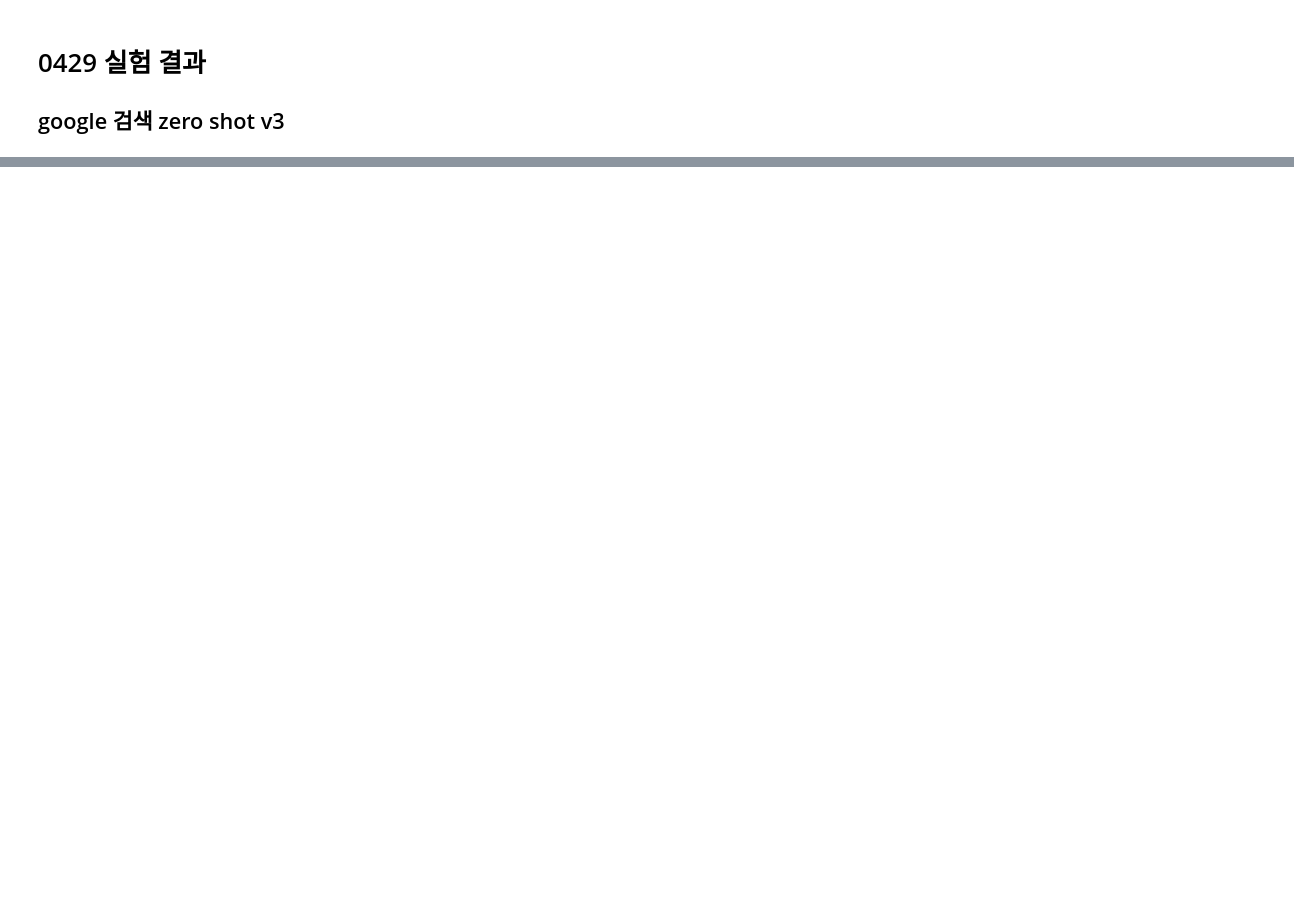
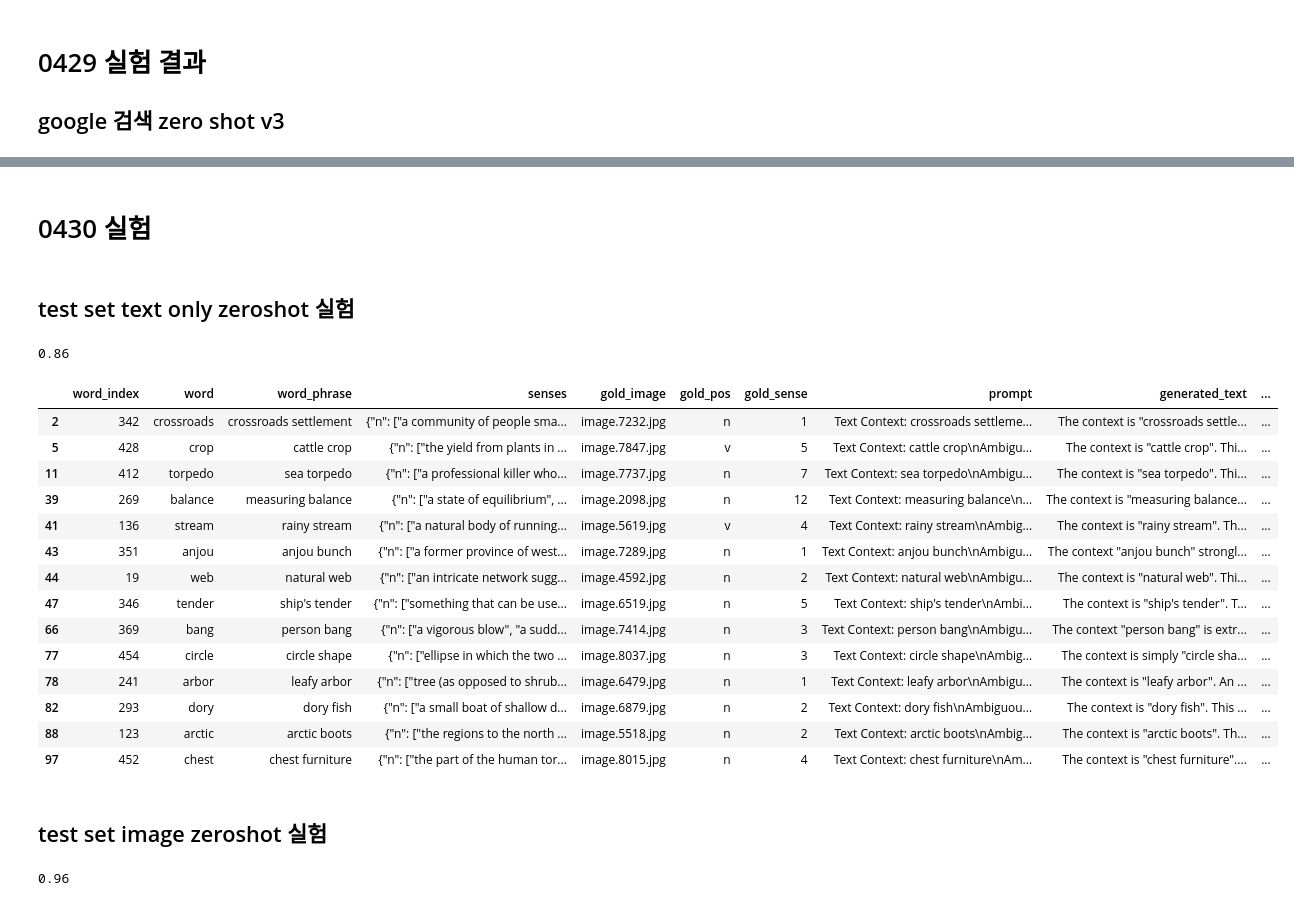
Before and after one commit to BlessingDev/Word-Sense-Disambiguation-with-Visual-Context, a Jupyter notebook: documents/evaluation.ipynb, the cells around one changed output, grey strips where cells are left out. Cells and saved outputs as stored; diff of their text form; code cells hidden in the pictures; blank space fills up the shorter version.

Commit message:
260501 - 4월 30일 진행사항 - test set에서 sense labeling benchmark 수행해 보았을 때 성능 96으로 매우 높은 것 확인

```diff
--- a/documents/evaluation.ipynb
+++ b/documents/evaluation.ipynb
@@ -907,0 +907,9 @@ result_df[result_df["predicted_label"] != result_df["gold_sense"]]
+# %%
+result_df = pd.read_csv("/workspace/data/set_process/inference/wsd_test_sense_search2_gemma3-27b.csv")
+
+for index, row in result_df.iterrows():
+    pred_label = row["generated_text"].split("A:")[-1].strip().lower()
+    mapped_label = int(pred_label)
+    result_df.at[index, "predicted_label"] = mapped_label
+
+result_df[result_df["predicted_label"] != result_df["gold_sense"]]
@@ -907,0 +926,54 @@ result_df[result_df["predicted_label"] != result_df["gold_sense"]]
+# %% [markdown]
+# 0430 실험
+# %% [markdown]
+## test set text only zeroshot 실험
+# %%
+import pandas as pd
+
+result_df = pd.read_csv("/workspace/data/test_set_process/inference/wsd_100_sense_text_gemma3-27b.csv")
+
+
+for index, row in result_df.iterrows():
+    pred_label = row["generated_text"].split("A:")[-1].strip().lower()
+    mapped_label = int(pred_label)
+    result_df.at[index, "predicted_label"] = mapped_label
+
+acc = (result_df["predicted_label"] == result_df["gold_sense"]).sum() / len(result_df)
+print(acc)
+# %% [output]
+0.86
+# %%
+result_df[result_df["predicted_label"] != result_df["gold_sense"]]
+# %% [output]
+|  | word_index | word | word_phrase | senses | gold_image | gold_pos | gold_sense | prompt | generated_text | ... |
+| 2 | 342 | crossroads | crossroads settlement | {"n": ["a community of people sma... | image.7232.jpg | n | 1 | Text Context: crossroads settleme... | The context is "crossroads settle... | ... |
+| 5 | 428 | crop | cattle crop | {"n": ["the yield from plants in ... | image.7847.jpg | v | 5 | Text Context: cattle crop\nAmbigu... | The context is "cattle crop". Thi... | ... |
+| 11 | 412 | torpedo | sea torpedo | {"n": ["a professional killer who... | image.7737.jpg | n | 7 | Text Context: sea torpedo\nAmbigu... | The context is "sea torpedo". Thi... | ... |
+| 39 | 269 | balance | measuring balance | {"n": ["a state of equilibrium", ... | image.2098.jpg | n | 12 | Text Context: measuring balance\n... | The context is "measuring balance... | ... |
+| 41 | 136 | stream | rainy stream | {"n": ["a natural body of running... | image.5619.jpg | v | 4 | Text Context: rainy stream\nAmbig... | The context is "rainy stream". Th... | ... |
+| 43 | 351 | anjou | anjou bunch | {"n": ["a former province of west... | image.7289.jpg | n | 1 | Text Context: anjou bunch\nAmbigu... | The context "anjou bunch" strongl... | ... |
+| 44 | 19 | web | natural web | {"n": ["an intricate network sugg... | image.4592.jpg | n | 2 | Text Context: natural web\nAmbigu... | The context is "natural web". Thi... | ... |
+| 47 | 346 | tender | ship's tender | {"n": ["something that can be use... | image.6519.jpg | n | 5 | Text Context: ship's tender\nAmbi... | The context is "ship's tender". T... | ... |
+| 66 | 369 | bang | person bang | {"n": ["a vigorous blow", "a sudd... | image.7414.jpg | n | 3 | Text Context: person bang\nAmbigu... | The context "person bang" is extr... | ... |
+| 77 | 454 | circle | circle shape | {"n": ["ellipse in which the two ... | image.8037.jpg | n | 3 | Text Context: circle shape\nAmbig... | The context is simply "circle sha... | ... |
+| 78 | 241 | arbor | leafy arbor | {"n": ["tree (as opposed to shrub... | image.6479.jpg | n | 1 | Text Context: leafy arbor\nAmbigu... | The context is "leafy arbor". An ... | ... |
+| 82 | 293 | dory | dory fish | {"n": ["a small boat of shallow d... | image.6879.jpg | n | 2 | Text Context: dory fish\nAmbiguou... | The context is "dory fish". This ... | ... |
+| 88 | 123 | arctic | arctic boots | {"n": ["the regions to the north ... | image.5518.jpg | n | 2 | Text Context: arctic boots\nAmbig... | The context is "arctic boots". Th... | ... |
+| 97 | 452 | chest | chest furniture | {"n": ["the part of the human tor... | image.8015.jpg | n | 4 | Text Context: chest furniture\nAm... | The context is "chest furniture".... | ... |
+# %% [markdown]
+## test set image zeroshot 실험
+# %%
+import pandas as pd
+
+result_df = pd.read_csv("/workspace/data/test_set_process/inference/wsd_100_sense_gemma3-27b.csv")
+
+
+for index, row in result_df.iterrows():
+    pred_label = row["generated_text"].split("A:")[-1].strip().lower()
+    mapped_label = int(pred_label)
+    result_df.at[index, "predicted_label"] = mapped_label
+
+acc = (result_df["predicted_label"] == result_df["gold_sense"]).sum() / len(result_df)
+print(acc)
+# %% [output]
+0.96
```
Also changed, not shown: parts of 5 cells of this notebook, 17 other files.
